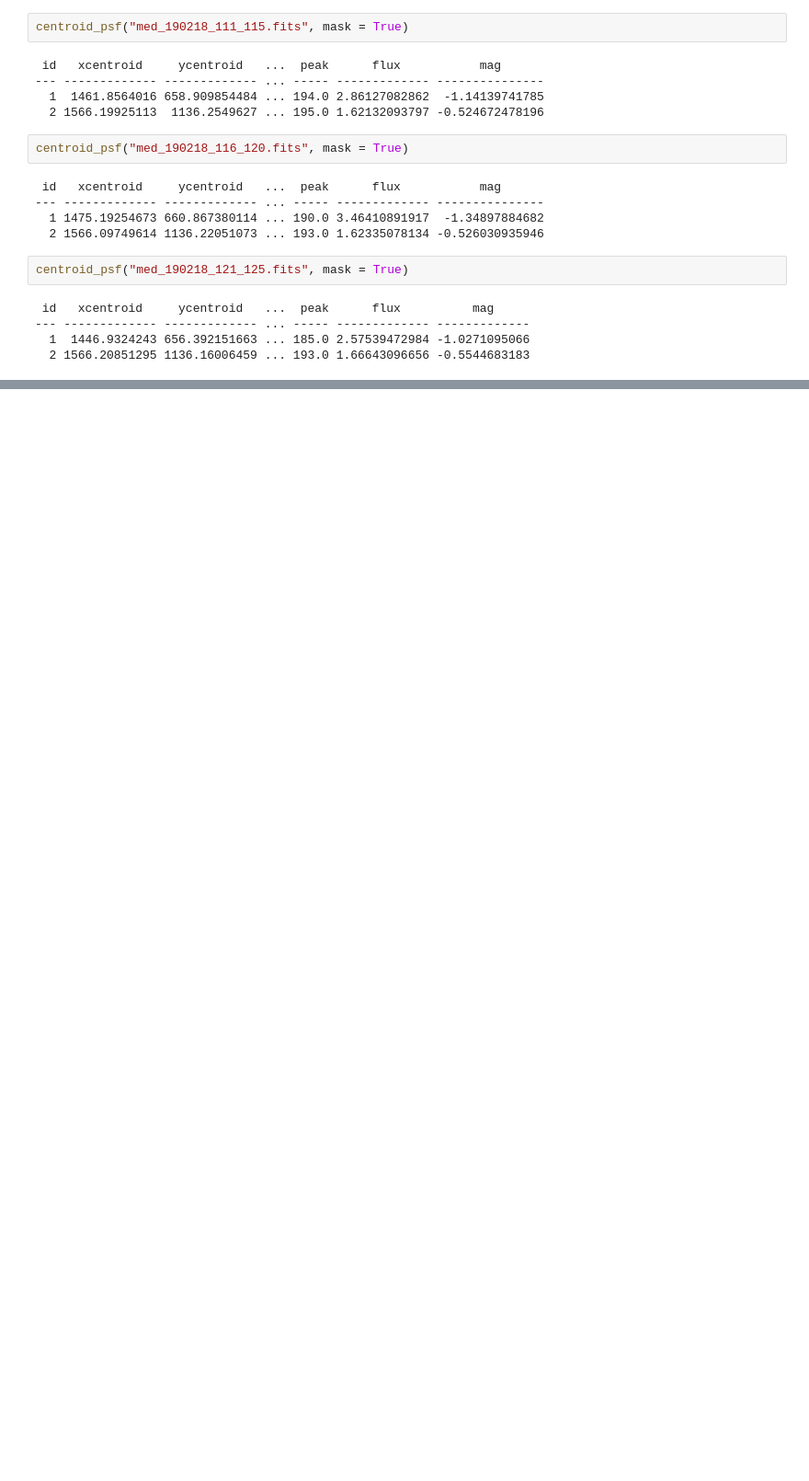
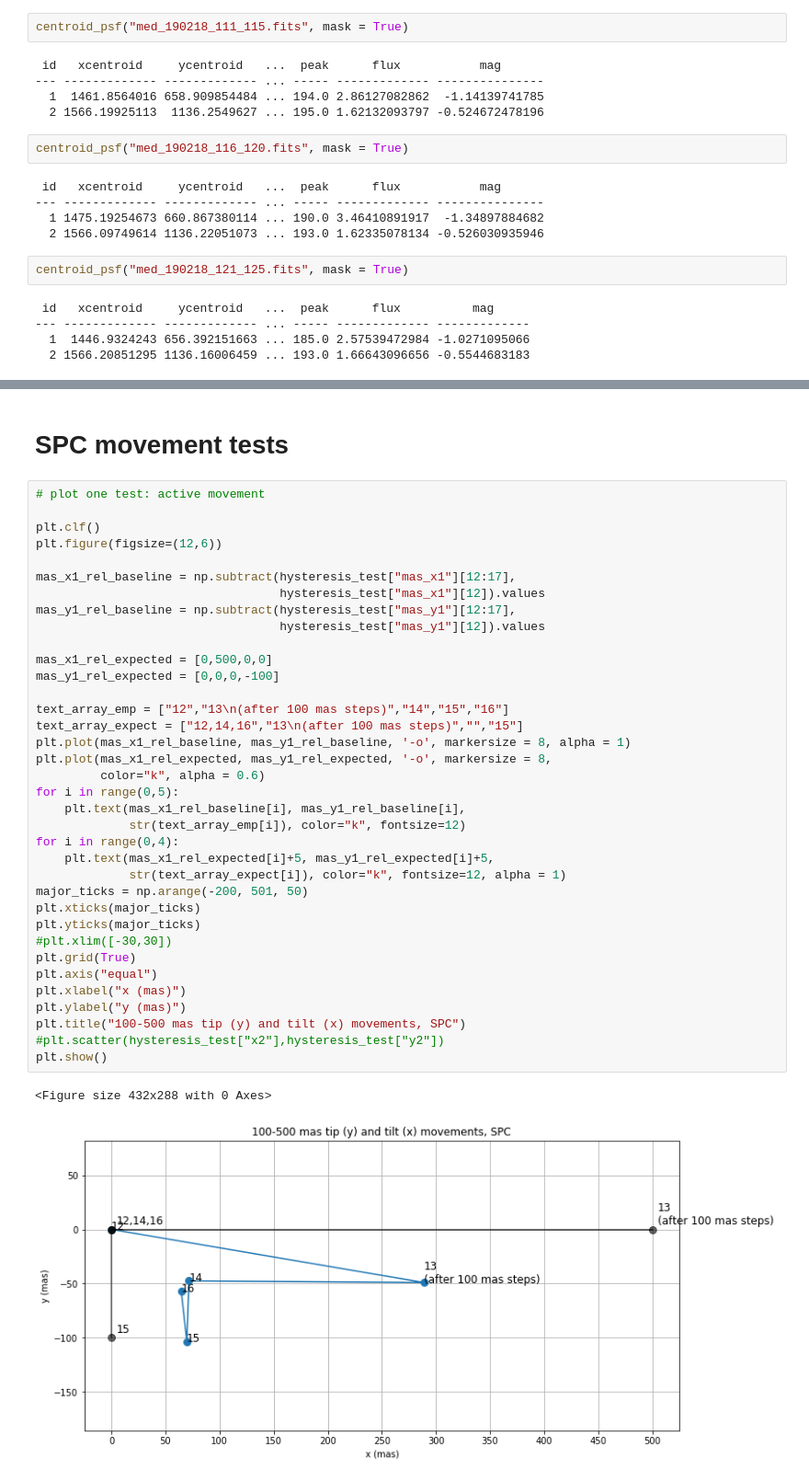
Before and after one commit to mwanakijiji/lbti_fizeau_control, a Jupyter notebook: testing_hysteresis_slop.ipynb, the cells around one changed output, grey strips where cells are left out. Shown at 92% size. Drawn from its saved outputs; the diff is of its cells as text; blank space fills up the shorter version.

```diff
--- a/testing_hysteresis_slop.ipynb
+++ b/testing_hysteresis_slop.ipynb
@@ -357,0 +1018,41 @@ centroid_psf("med_190218_121_125.fits", mask = True)
+# %% [markdown]
+# SPC movement tests
+# %%
+# plot one test: active movement
+
+plt.clf()
+plt.figure(figsize=(12,6))
+
+mas_x1_rel_baseline = np.subtract(hysteresis_test["mas_x1"][12:17],
+                                  hysteresis_test["mas_x1"][12]).values
+mas_y1_rel_baseline = np.subtract(hysteresis_test["mas_y1"][12:17],
+                                  hysteresis_test["mas_y1"][12]).values
+
+mas_x1_rel_expected = [0,500,0,0]
+mas_y1_rel_expected = [0,0,0,-100]
+
+text_array_emp = ["12","13\n(after 100 mas steps)","14","15","16"]
+text_array_expect = ["12,14,16","13\n(after 100 mas steps)","","15"]
+plt.plot(mas_x1_rel_baseline, mas_y1_rel_baseline, '-o', markersize = 8, alpha = 1)
+plt.plot(mas_x1_rel_expected, mas_y1_rel_expected, '-o', markersize = 8,
+         color="k", alpha = 0.6)
+for i in range(0,5):
+    plt.text(mas_x1_rel_baseline[i], mas_y1_rel_baseline[i],
+             str(text_array_emp[i]), color="k", fontsize=12)
+for i in range(0,4):
+    plt.text(mas_x1_rel_expected[i]+5, mas_y1_rel_expected[i]+5,
+             str(text_array_expect[i]), color="k", fontsize=12, alpha = 1)
+major_ticks = np.arange(-200, 501, 50)
+plt.xticks(major_ticks)
+plt.yticks(major_ticks)
+#plt.xlim([-30,30])
+plt.grid(True)
+plt.axis("equal")
+plt.xlabel("x (mas)")
+plt.ylabel("y (mas)")
+plt.title("100-500 mas tip (y) and tilt (x) movements, SPC")
+#plt.scatter(hysteresis_test["x2"],hysteresis_test["y2"])
+plt.show()
+# %% [output]
+<Figure size 432x288 with 0 Axes>
+[figure, added]
```
Also changed, not shown: parts of 19 cells of this notebook, 2 other files.
